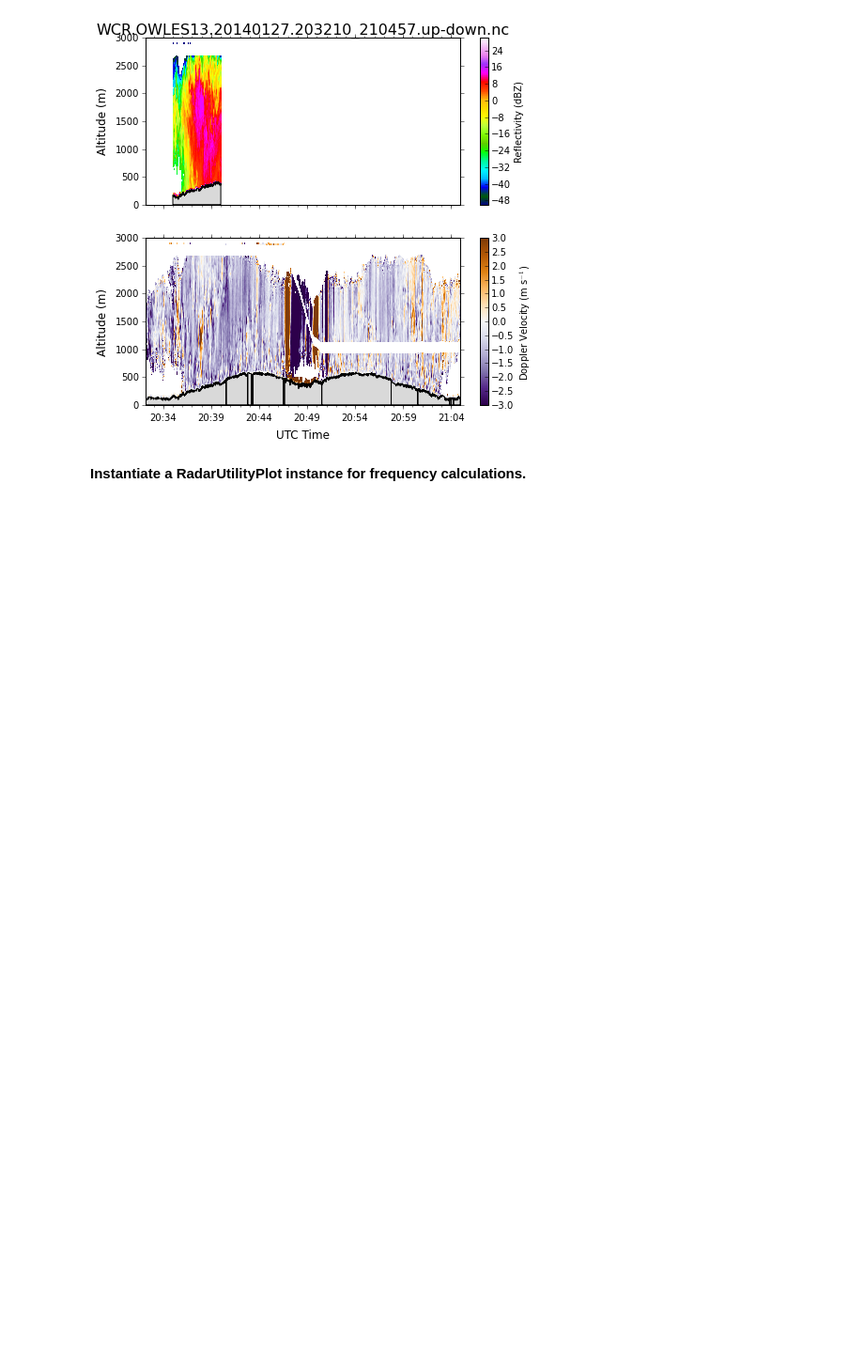
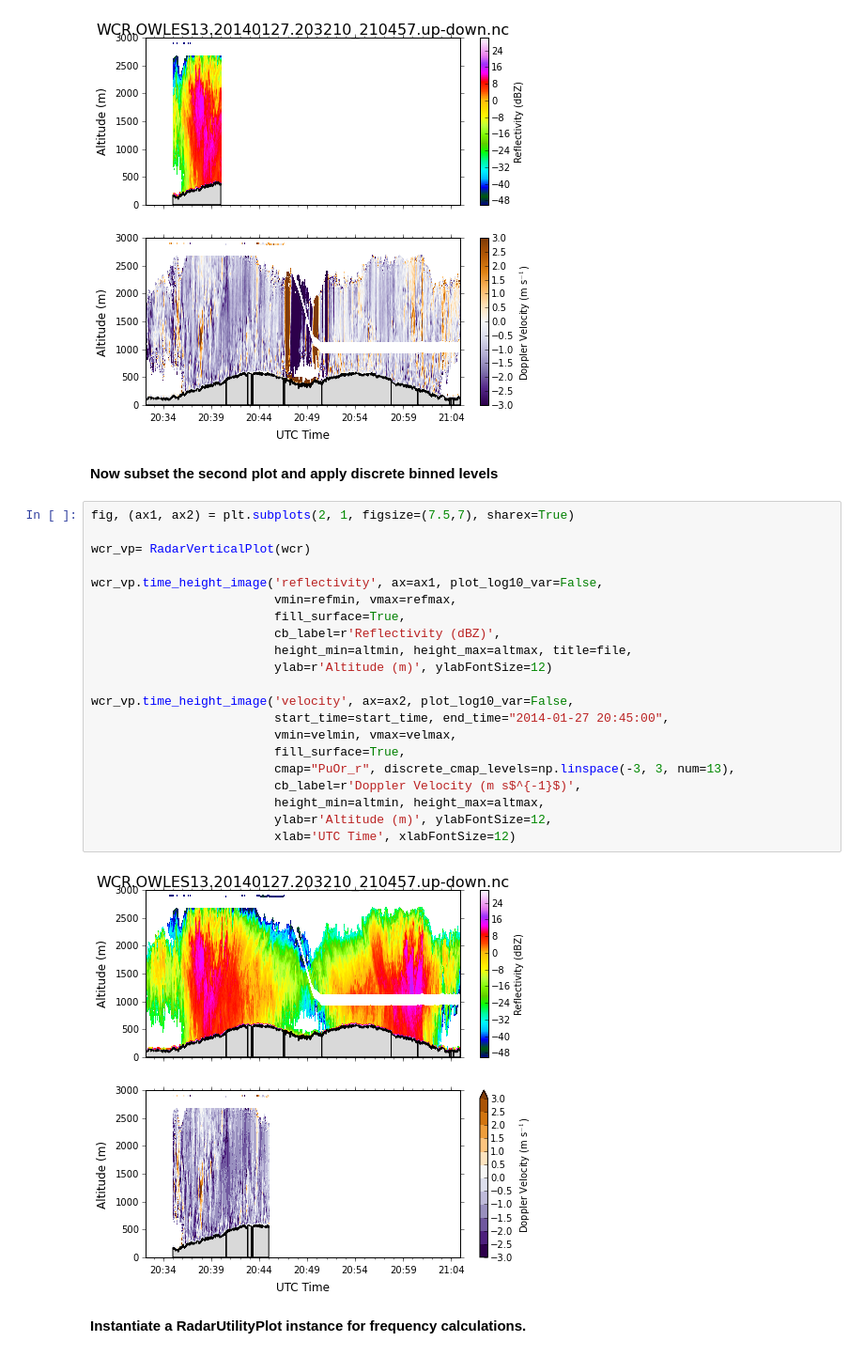
Before and after one commit to nguy/AWOT, a Jupyter notebook: examples/awot_plot_wcr2.ipynb, the cells around one changed output. Shown at 94% size. Cells and saved outputs as stored; diff of their text form; blank space fills up the shorter version.

```diff
--- a/examples/awot_plot_wcr2.ipynb
+++ b/examples/awot_plot_wcr2.ipynb
@@ -98,6 +98,31 @@ wcr_vp.time_height_image('velocity', ax=ax2, plot_log10_var=False,
                          xlab='UTC Time', xlabFontSize=12)
 # %% [output]
 [figure]
+# %% [markdown]
+<b>Now subset the second plot and apply discrete binned levels</b>
+# %%
+fig, (ax1, ax2) = plt.subplots(2, 1, figsize=(7.5,7), sharex=True)
+
+wcr_vp= RadarVerticalPlot(wcr)
+
+wcr_vp.time_height_image('reflectivity', ax=ax1, plot_log10_var=False,
+                         vmin=refmin, vmax=refmax,
+                         fill_surface=True,
+                         cb_label=r'Reflectivity (dBZ)',
+                         height_min=altmin, height_max=altmax, title=file,
+                         ylab=r'Altitude (m)', ylabFontSize=12)
+
+wcr_vp.time_height_image('velocity', ax=ax2, plot_log10_var=False,
+                         start_time=start_time, end_time="2014-01-27 20:45:00",
+                         vmin=velmin, vmax=velmax,
+                         fill_surface=True,
+                         cmap="PuOr_r", discrete_cmap_levels=np.linspace(-3, 3, num=13),
+                         cb_label=r'Doppler Velocity (m s$^{-1}$)',
+                         height_min=altmin, height_max=altmax,
+                         ylab=r'Altitude (m)', ylabFontSize=12,
+                         xlab='UTC Time', xlabFontSize=12)
+# %% [output]
+[figure, added]
 # %% [markdown]
 <b>Instantiate a RadarUtilityPlot instance for frequency calculations.</b>
 # %%
```
Also changed, not shown: parts of 1 cell of this notebook, 5 other files.
